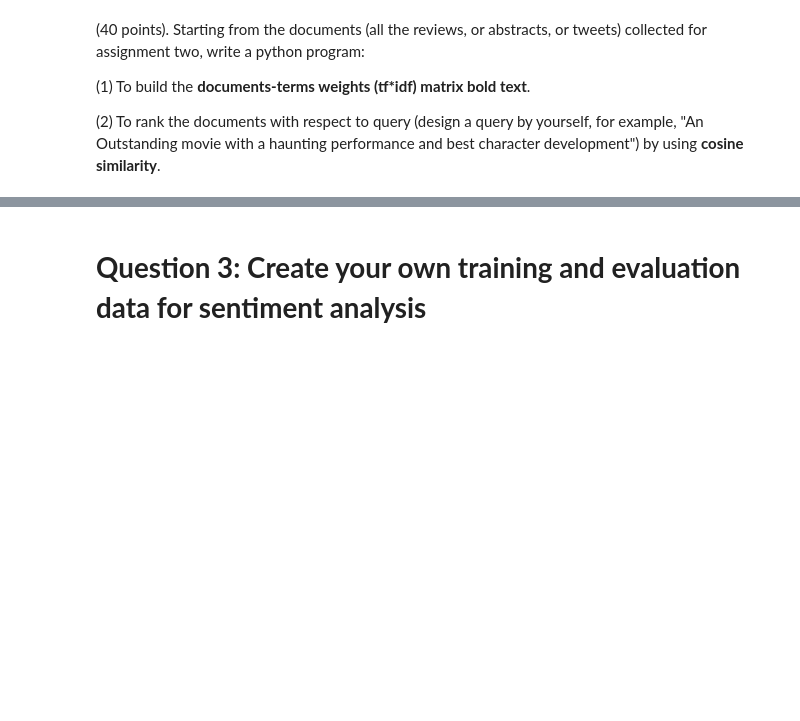
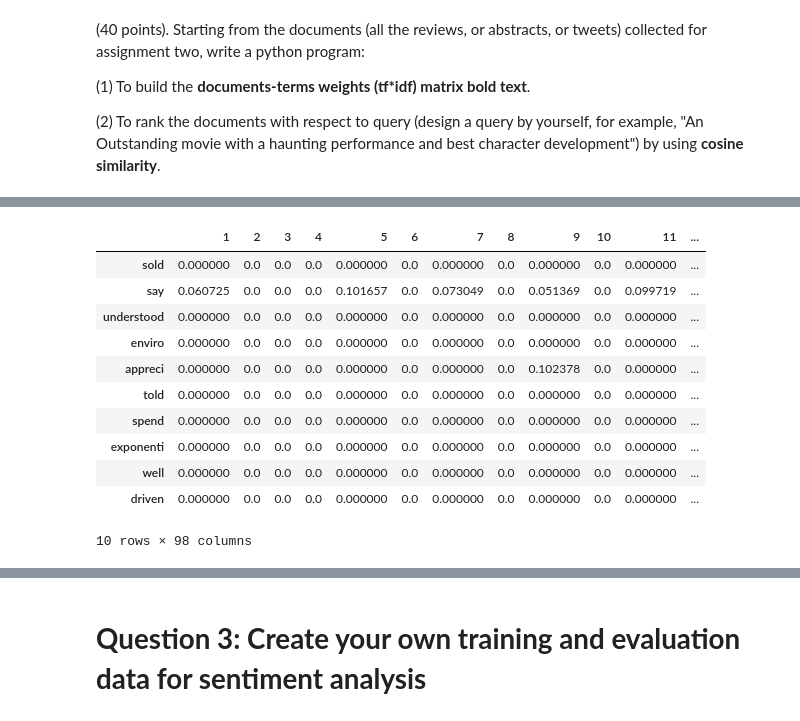
Before and after one commit to HuyenNguyenHelen/Huyen_INFO5731_Spring2020, a Jupyter notebook: INFO5731_Assignment_Three.ipynb, the cells around one changed output, grey strips where cells are left out. Cells and saved outputs as stored; diff of their text form; code cells hidden in the pictures; blank space fills up the shorter version.

```diff
--- a/INFO5731_Assignment_Three.ipynb
+++ b/INFO5731_Assignment_Three.ipynb
@@ -164,7 +159,7 @@ from nltk.stem import PorterStemmer
 nltk.download('stopwords')
 nltk.download('wordnet')
 from textblob import Word
-query='I never actually like watching love stories. But I got bumped up with the trailer and I found out that this movie has something unique as compared to others and ya it was!!! IT IS AN AMAZING LOVE STORY I HAVE EVER SEEN!! It really made me cry and laugh and also made me learn the value of love. A very heart touching movie.'
+query="I'm not a big fan of action movie, but this movie is REALLY a masterpiece!!! It is a perfect combination of acting, storyline, soundtrack and everything. It deserves an Oscar of this year."
 # preprocess query
 query=query.lower()
 query=re.sub('[^\w\s]', '', query)
@@ -175,16 +170,12 @@ query=" ".join([st.stem(word) for word in query.split()])
 query= " ".join([Word(word).lemmatize() for word in query.split()])
 print(query)
 
-# Vectorize query
-query_voca=[word for word in set(query.split())]
-corpus = {v: k for v, k in enumerate(data.splitlines(),1)}
-tfidf=TfidfVectorizer(vocabulary=query_voca, max_features=50, lowercase=True, analyzer='word', stop_words='english', ngram_range=(1,3))
-tfs=tfidf.fit_transform(corpus.values())
-print(tfs)
-feature_names= tfidf.get_feature_names()
-corpus_index=[n for n in corpus]
-df=pandas.DataFrame(tfs.T.todense(), index=feature_names, columns=corpus_index)
-df
+# add query to review corpus
+with open("cleaned_review_content.txt", "a", encoding='utf-8') as file:
+  file.write('\n')
+  file.write(query)
+with open("cleaned_review_content.txt", "r", encoding='utf-8') as file:
+  data_query = file.read()
 # %% [output]
 [nltk_data] Downloading package stopwords to /root/nltk_data...
 [nltk_data]   Package stopwords is already up-to-date!
@@ -224,2 +185,25 @@ TfidfVectorizer(analyzer='word', binary=False, decode_error='strict',
+# %%
+# extract features representing all reviews and the query
+voca=[word for word in set(data_query.split())]
+corpus = {v: k for v, k in enumerate(data_query.splitlines(),1)}
+tfidf=TfidfVectorizer(vocabulary=voca, max_features=50, lowercase=True, analyzer='word', stop_words='english', ngram_range=(1,3))
+tfs=tfidf.fit_transform(corpus.values())
+feature_names= tfidf.get_feature_names()
+corpus_index=[n for n in corpus]
+df=pandas.DataFrame(tfs.T.todense(), index=feature_names, columns=corpus_index)
+df.head(10)
+# %% [output]
+|  | 1 | 2 | 3 | 4 | 5 | 6 | 7 | 8 | 9 | 10 | 11 | ... |
+| sold | 0.000000 | 0.0 | 0.0 | 0.0 | 0.000000 | 0.0 | 0.000000 | 0.0 | 0.000000 | 0.0 | 0.000000 | ... |
+| say | 0.060725 | 0.0 | 0.0 | 0.0 | 0.101657 | 0.0 | 0.073049 | 0.0 | 0.051369 | 0.0 | 0.099719 | ... |
+| understood | 0.000000 | 0.0 | 0.0 | 0.0 | 0.000000 | 0.0 | 0.000000 | 0.0 | 0.000000 | 0.0 | 0.000000 | ... |
+| enviro | 0.000000 | 0.0 | 0.0 | 0.0 | 0.000000 | 0.0 | 0.000000 | 0.0 | 0.000000 | 0.0 | 0.000000 | ... |
+| appreci | 0.000000 | 0.0 | 0.0 | 0.0 | 0.000000 | 0.0 | 0.000000 | 0.0 | 0.102378 | 0.0 | 0.000000 | ... |
+| told | 0.000000 | 0.0 | 0.0 | 0.0 | 0.000000 | 0.0 | 0.000000 | 0.0 | 0.000000 | 0.0 | 0.000000 | ... |
+| spend | 0.000000 | 0.0 | 0.0 | 0.0 | 0.000000 | 0.0 | 0.000000 | 0.0 | 0.000000 | 0.0 | 0.000000 | ... |
+| exponenti | 0.000000 | 0.0 | 0.0 | 0.0 | 0.000000 | 0.0 | 0.000000 | 0.0 | 0.000000 | 0.0 | 0.000000 | ... |
+| well | 0.000000 | 0.0 | 0.0 | 0.0 | 0.000000 | 0.0 | 0.000000 | 0.0 | 0.000000 | 0.0 | 0.000000 | ... |
+| driven | 0.000000 | 0.0 | 0.0 | 0.0 | 0.000000 | 0.0 | 0.000000 | 0.0 | 0.000000 | 0.0 | 0.000000 | ... |
+10 rows × 98 columns
 # %%
 from sklearn.metrics.pairwise import cosine_similarity
```
Also changed, not shown: parts of 5 cells of this notebook.
